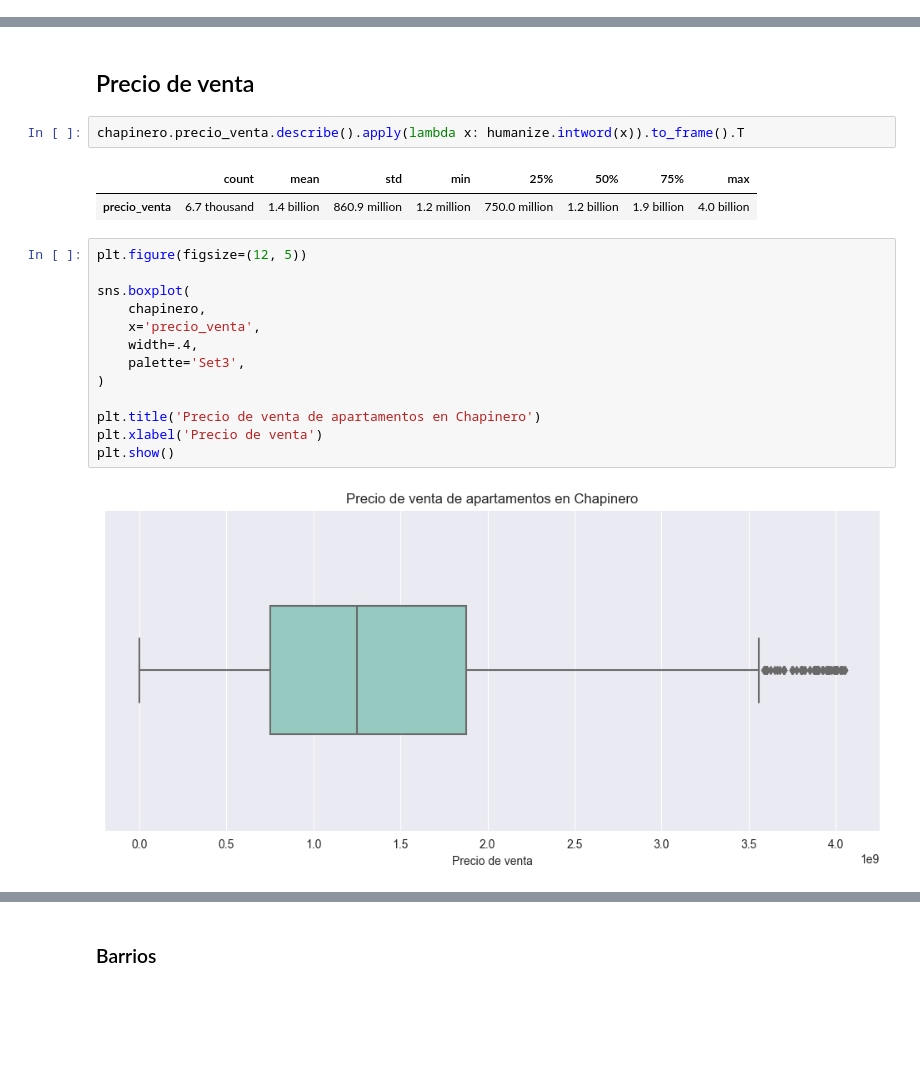
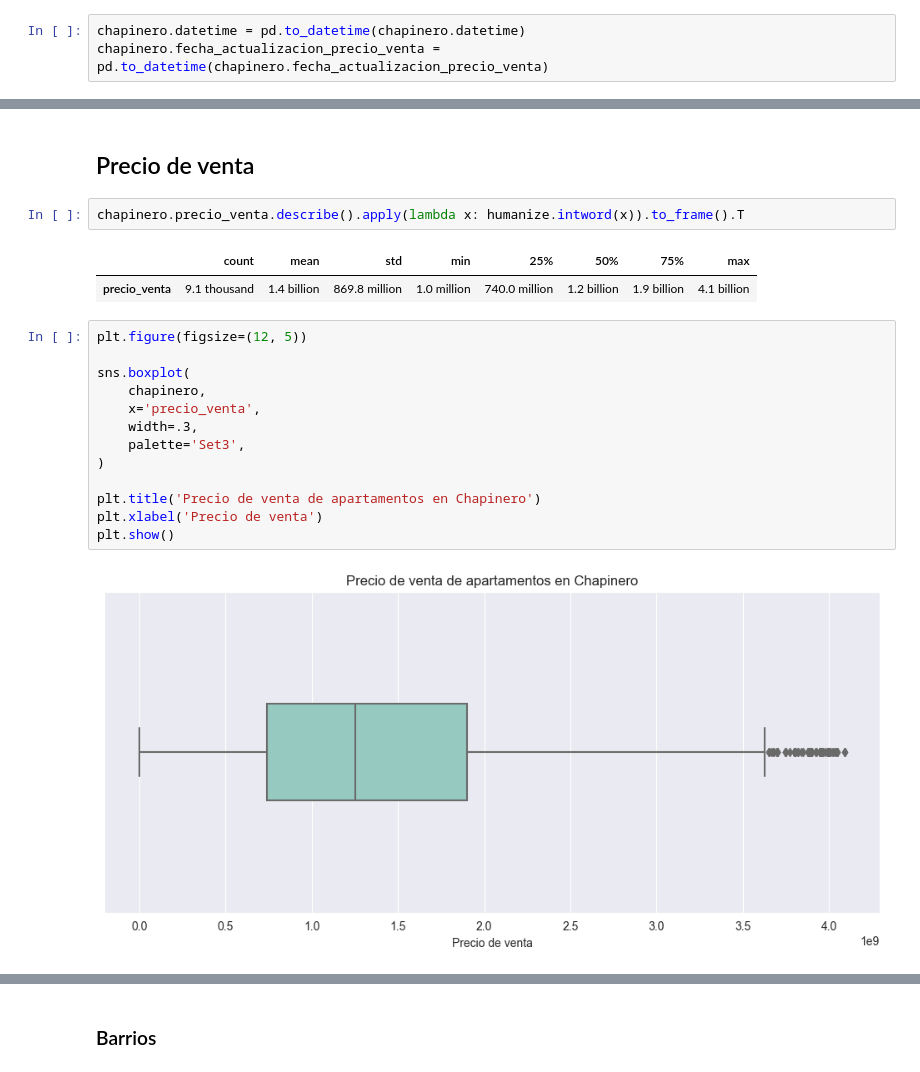
Before and after one commit to builker-col/bogota-apartments, a Jupyter notebook: notebooks/localidades/chapinero_venta.ipynb, the cells around one changed output, grey strips where cells are left out. Cells and saved outputs as stored; diff of their text form; blank space fills up the shorter version.

```diff
--- a/notebooks/localidades/chapinero_venta.ipynb
+++ b/notebooks/localidades/chapinero_venta.ipynb
@@ -20,6 +20,9 @@ chapinero.head()
 | 19 | 11013-M4424136 | APARTAMENTO | VENTA | 8.450000e+08 | 138.96 | 3.0 | 4.0 | 1170000.0 | ... |
 | 20 | 293-M3798297 | APARTAMENTO | VENTA | 1.700000e+09 | 178.00 | 3.0 | 4.0 | 1128000.0 | ... |
 5 rows × 37 columns
+# %%
+chapinero.datetime = pd.to_datetime(chapinero.datetime)
+chapinero.fecha_actualizacion_precio_venta = pd.to_datetime(chapinero.fecha_actualizacion_precio_venta)
 # %%
 chapinero.shape
 # %% [output]
@@ -368,22 +362,22 @@ plt.show()
 chapinero.precio_venta.describe().apply(lambda x: humanize.intword(x)).to_frame().T
 # %% [output]
 |  | count | mean | std | min | 25% | 50% | 75% | max |
-| precio_venta | 6.7 thousand | 1.4 billion | 860.9 million | 1.2 million | 750.0 million | 1.2 billion | 1.9 billion | 4.0 billion |
+| precio_venta | 9.1 thousand | 1.4 billion | 869.8 million | 1.0 million | 740.0 million | 1.2 billion | 1.9 billion | 4.1 billion |
 # %%
 plt.figure(figsize=(12, 5))
 
 sns.boxplot(
     chapinero,
     x='precio_venta',
-    width=.4,
+    width=.3,
     palette='Set3',
 )
 
 plt.title('Precio de venta de apartamentos en Chapinero')
 plt.xlabel('Precio de venta')
 plt.show()
 # %% [output]
-[figure, old version]
+[figure, new version]
 # %%
 plt.figure(figsize=(12, 5))
 
```
Also changed, not shown: parts of 58 cells of this notebook.
